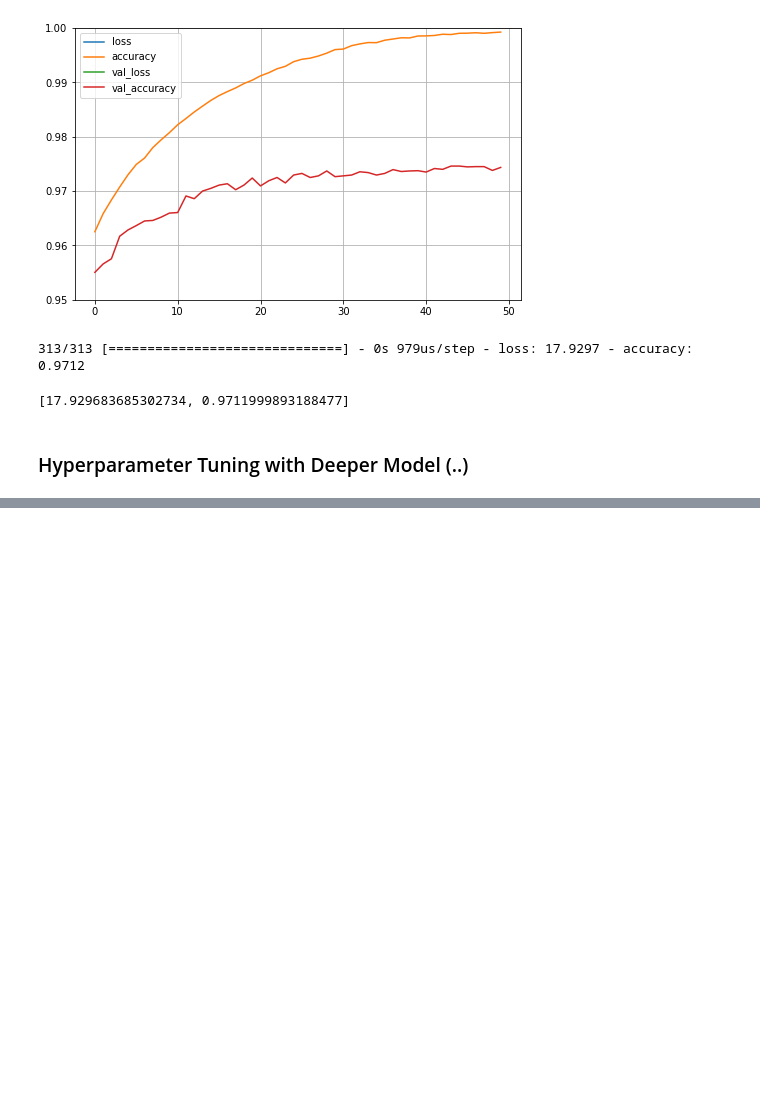
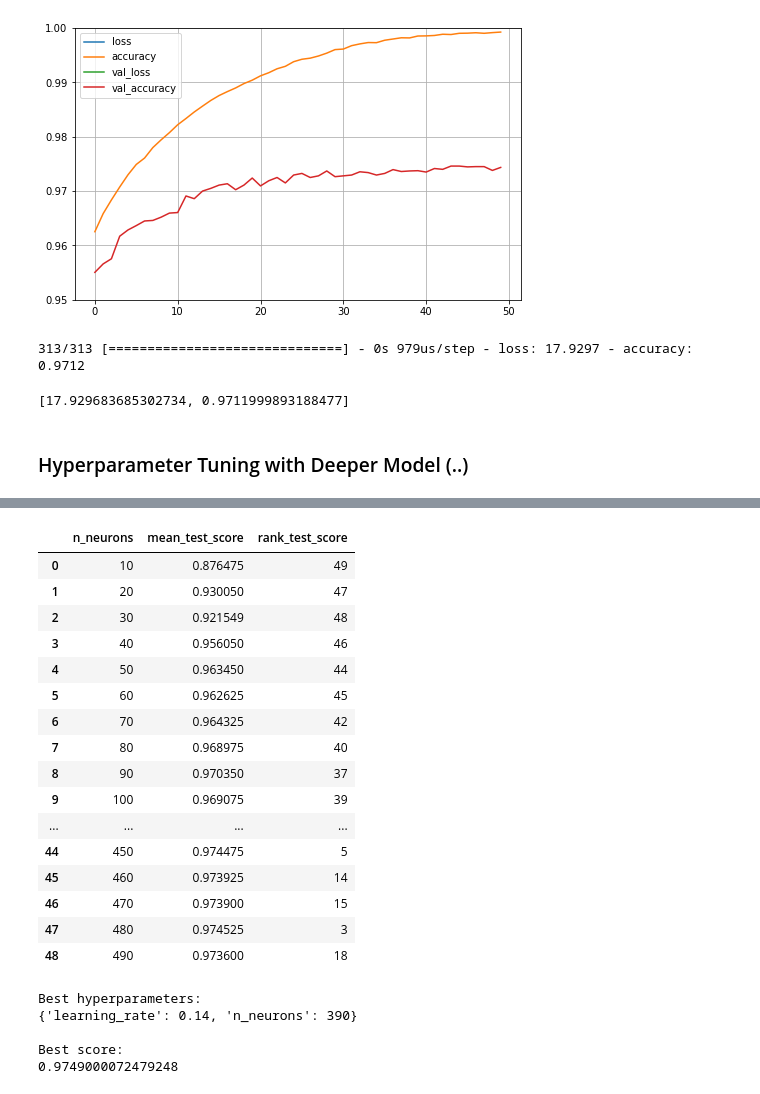
Before and after one commit to JonasSchroeder/handsonmachinelearning, a Jupyter notebook: Intro to Artificial Neural Networks (ANNs).ipynb, the cells around one changed output, grey strips where cells are left out. Saved outputs shown, nothing was run; the diff lists cells and outputs as text; code cells hidden in the pictures; blank space fills up the shorter version.

```diff
--- a/Intro to Artificial Neural Networks (ANNs).ipynb
+++ b/Intro to Artificial Neural Networks (ANNs).ipynb
@@ -939,0 +973,16 @@ Best score:
+# %%
+%%time
+
+from sklearn.model_selection import GridSearchCV
+
+param_distribs = {
+    #"n_hidden": [0,1,2,3,4],
+    "n_neurons": np.arange(10,500,10).tolist(),
+    "learning_rate": [0.14],
+}
+
+# GridSearch
+grid_search_cv = GridSearchCV(keras_clf, param_distribs, cv=3, n_jobs=-1)
+grid_search_cv.fit(X_train, y_train, epochs=30,
+                  validation_data=(X_valid, y_valid),
+                  callbacks=[keras.callbacks.EarlyStopping(patience=5)])
@@ -939,0 +1015,35 @@ Best score:
+# %%
+scores = pd.DataFrame()
+scores["n_neurons"] = param_distribs["n_neurons"]
+scores["mean_test_score"] = grid_search_cv.cv_results_["mean_test_score"]
+scores["rank_test_score"] = grid_search_cv.cv_results_["rank_test_score"]
+scores
+# %% [output]
+|  | n_neurons | mean_test_score | rank_test_score |
+| 0 | 10 | 0.876475 | 49 |
+| 1 | 20 | 0.930050 | 47 |
+| 2 | 30 | 0.921549 | 48 |
+| 3 | 40 | 0.956050 | 46 |
+| 4 | 50 | 0.963450 | 44 |
+| 5 | 60 | 0.962625 | 45 |
+| 6 | 70 | 0.964325 | 42 |
+| 7 | 80 | 0.968975 | 40 |
+| 8 | 90 | 0.970350 | 37 |
+| 9 | 100 | 0.969075 | 39 |
+| ... | ... | ... | ... |
+| 44 | 450 | 0.974475 | 5 |
+| 45 | 460 | 0.973925 | 14 |
+| 46 | 470 | 0.973900 | 15 |
+| 47 | 480 | 0.974525 | 3 |
+| 48 | 490 | 0.973600 | 18 |
+# %%
+print("Best hyperparameters:")
+print(grid_search_cv.best_params_)
+print("\nBest score:")
+print(grid_search_cv.best_score_)
+# %% [output]
+Best hyperparameters:
+{'learning_rate': 0.14, 'n_neurons': 390}
+
+Best score:
+0.9749000072479248
```
Also changed, not shown: parts of 10 cells of this notebook.
